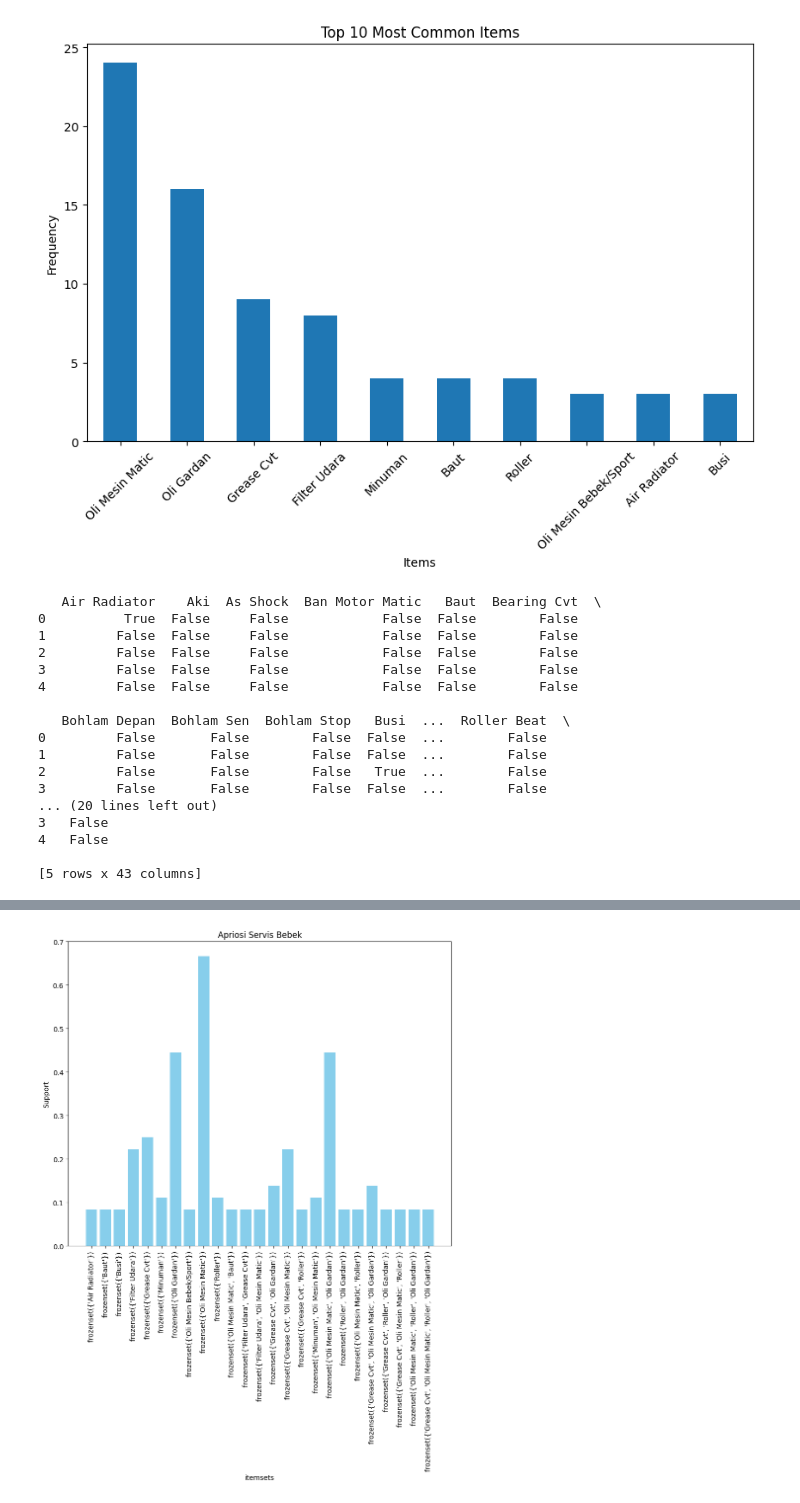
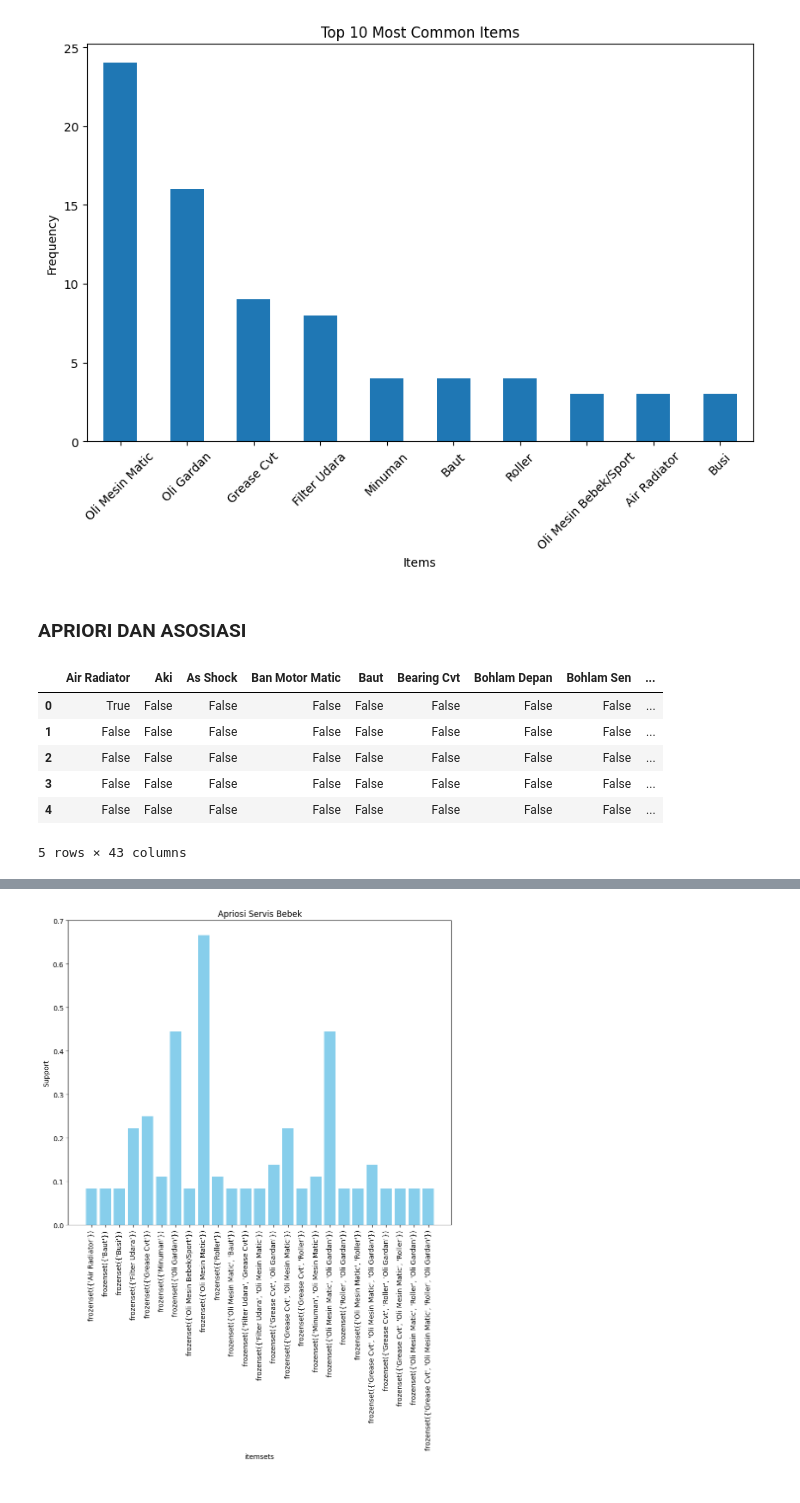
Before and after one commit to DhafinRA/Apriori, a Jupyter notebook: Apriori.ipynb, the cells around one changed output, grey strips where cells are left out. Drawn from its saved outputs; the diff is of its cells as text; code cells hidden in the pictures.

```diff
--- a/Apriori.ipynb
+++ b/Apriori.ipynb
@@ -112,32 +114,25 @@ plt.xticks(rotation=45)
 plt.show()
 # %% [output]
 [figure]
+# %% [markdown]
+### APRIORI DAN ASOSIASI
 # %%
 #Mengeblompokkan transaksi berdasarkan kolom ServTransCode untuk kolom Items
 transaksi = df.groupby('ServTransCode')['Items'].apply(list)
 
 #Mengubah data menjadi bentuk one-hot encoding
 te = TransactionEncoder()
 tf_encode = te.fit(transaksi).transform(transaksi)
 tf_df = pd.DataFrame(tf_encode, columns= te.columns_)
 
+tf_df.head()
 #print(tf_df.head())
 # %% [output]
+|  | Air Radiator | Aki | As Shock | Ban Motor Matic | Baut | Bearing Cvt | Bohlam Depan | Bohlam Sen | ... |
+| 0 | True | False | False | False | False | False | False | False | ... |
+| 1 | False | False | False | False | False | False | False | False | ... |
+| 2 | False | False | False | False | False | False | False | False | ... |
+| 3 | False | False | False | False | False | False | False | False | ... |
+| 4 | False | False | False | False | False | False | False | False | ... |
-   Air Radiator    Aki  As Shock  Ban Motor Matic   Baut  Bearing Cvt  \
-0          True  False     False            False  False        False
-1         False  False     False            False  False        False
-2         False  False     False            False  False        False
-3         False  False     False            False  False        False
-4         False  False     False            False  False        False
-
-   Bohlam Depan  Bohlam Sen  Bohlam Stop   Busi  ...  Roller Beat  \
-0         False       False        False  False  ...        False
-1         False       False        False  False  ...        False
-2         False       False        False   True  ...        False
-3         False       False        False  False  ...        False
-... (20 lines left out)
-3   False
-4   False
-
-[5 rows x 43 columns]
+5 rows × 43 columns
 # %%
```
Also changed, not shown: parts of 7 cells of this notebook, 2 other files.
